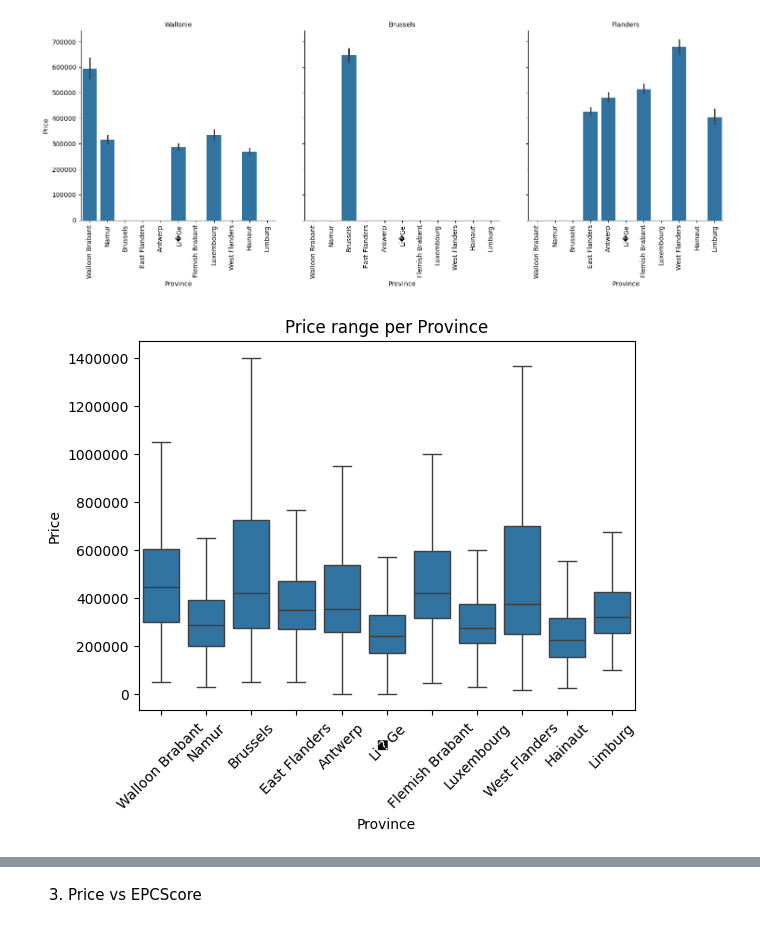
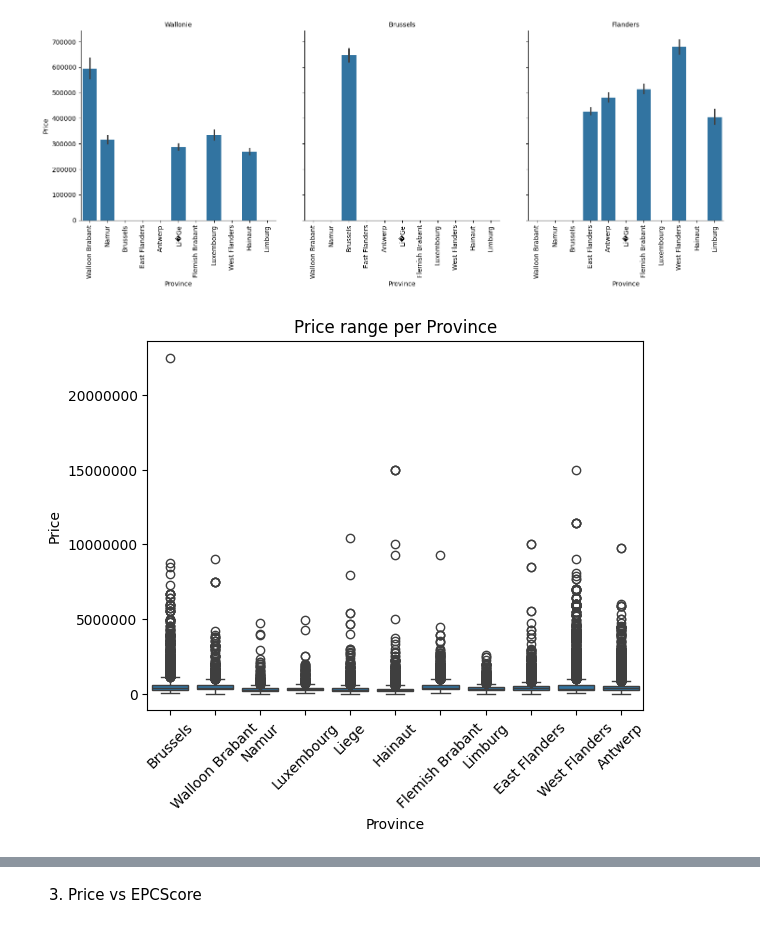
Before and after one commit to gnadela/immoeliza-analysis, a Jupyter notebook: analysis/Notebook_caro.ipynb, the cells around one changed output, grey strips where cells are left out. Saved outputs shown, nothing was run; the diff lists cells and outputs as text; code cells hidden in the pictures.

```diff
--- a/analysis/Notebook_caro.ipynb
+++ b/analysis/Notebook_caro.ipynb
@@ -238,11 +240,11 @@ plt.show()
 [figure]
 # %%
 
-sns.boxplot(x='Province', y='Price', data=data, showfliers=False)
+sns.boxplot(x='Province', y='Price', data=data)
 
 plt.xticks(rotation=45)
 plt.title('Price range per Province')
 plt.ticklabel_format(style='plain', axis= 'y')
 plt.show()
 # %% [output]
-[figure, old version]
+[figure, new version]
```
Also changed, not shown: parts of 24 cells of this notebook, 1 other file.
